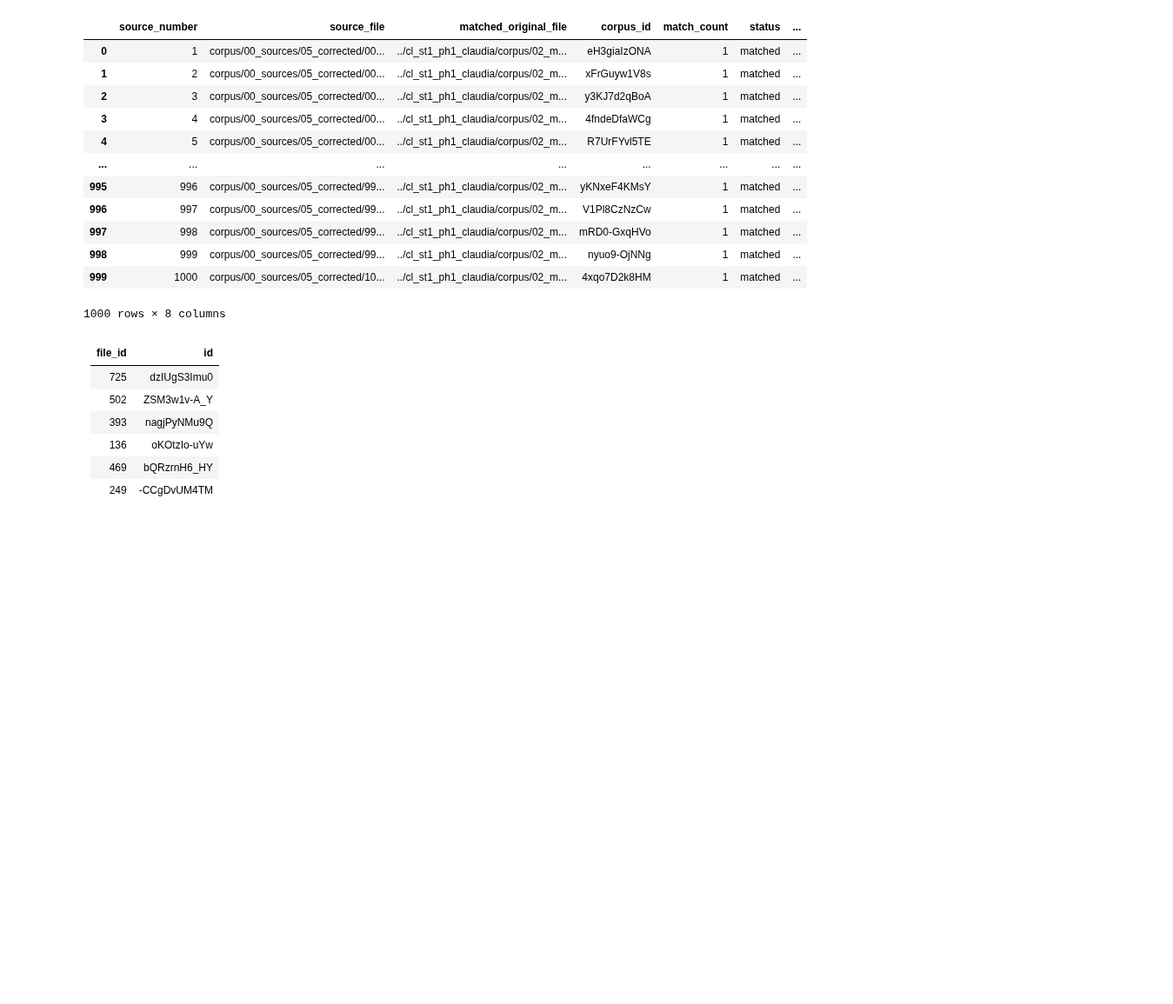
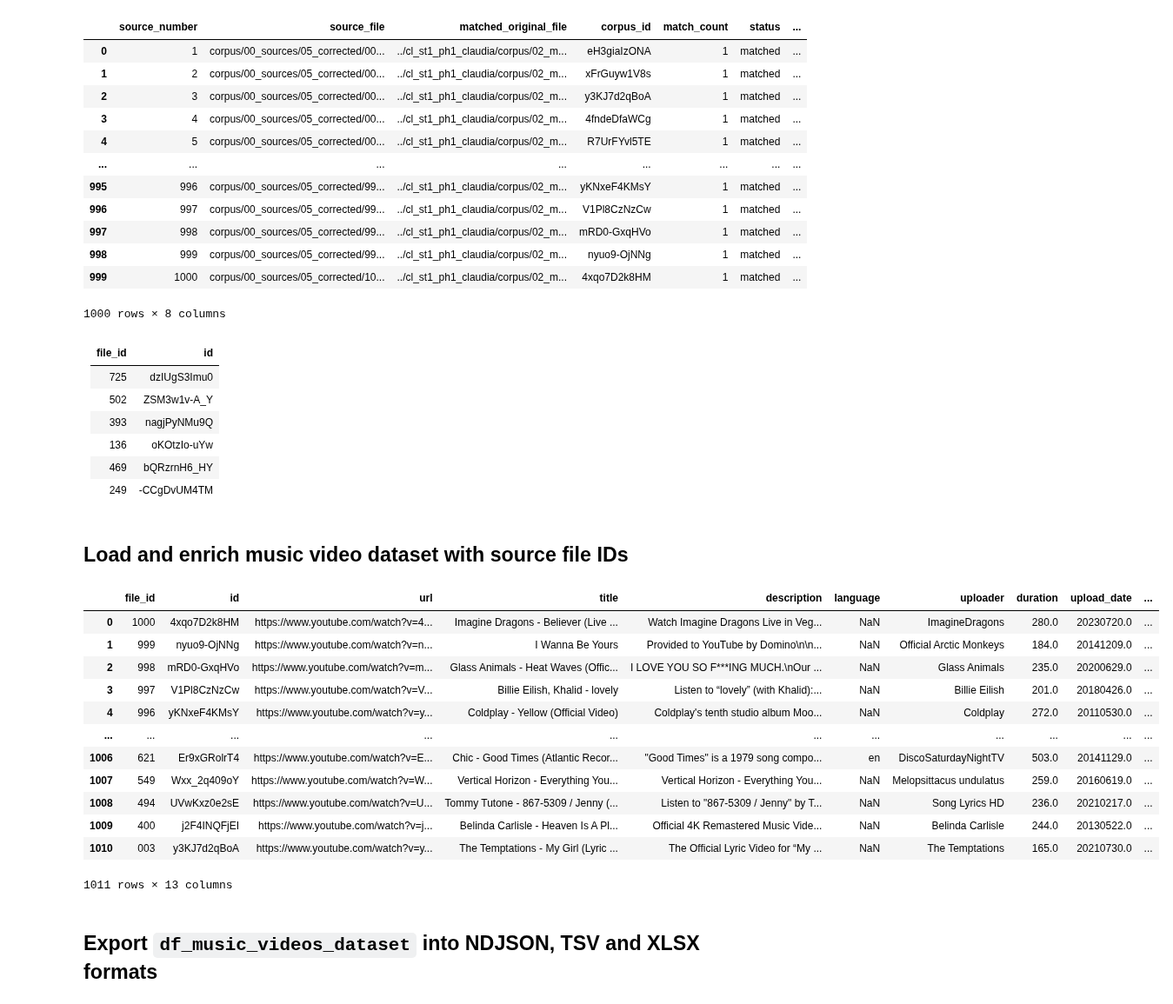
Before and after one commit to laelgelc/cl_st1_claudia, a Jupyter notebook: cl_st1_ph2_claudia/cl_st1_ph2_claudia.ipynb, the cells around one changed output. Shown at 87% size. Drawn from its saved outputs; the diff is of its cells as text; code cells hidden in the pictures; blank space fills up the shorter version.

```diff
--- a/cl_st1_ph2_claudia/cl_st1_ph2_claudia.ipynb
+++ b/cl_st1_ph2_claudia/cl_st1_ph2_claudia.ipynb
@@ -339,3 +339,54 @@ Mapping written to: corpus/00_sources/00_sources_mapping_corrected.tsv
 |     136 | oKOtzIo-uYw |
 |     469 | bQRzrnH6_HY |
 |     249 | -CCgDvUM4TM |
+# %% [markdown]
+## Load and enrich music video dataset with source file IDs
+# %%
+from pathlib import Path
+
+import pandas as pd
+
+df_music_videos_dataset = pd.read_json(
+    "../cl_st1_ph1_claudia/corpus/00_sources/music_videos_dataset.ndjson",
+    lines=True,
+)
+
+df_sources_mapping_corrected = pd.read_csv(
+    "corpus/00_sources/00_sources_mapping_corrected.tsv",
+    sep="\t",
+)
+
+df_file_ids = (
+    df_sources_mapping_corrected[["corpus_id", "source_file"]]
+    .assign(file_id=lambda df: df["source_file"].map(lambda path: Path(path).stem))
+    .rename(columns={"corpus_id": "id"})
+    [["id", "file_id"]]
+)
+
+df_music_videos_dataset = df_file_ids.merge(
+    df_music_videos_dataset,
+    on="id",
+    how="right",
+)
+
+df_music_videos_dataset = df_music_videos_dataset[
+    ["file_id", *[column for column in df_music_videos_dataset.columns if column != "file_id"]]
+]
+
+df_music_videos_dataset
+# %% [output]
+|  | file_id | id | url | title | description | language | uploader | duration | upload_date | ... |
+| 0 | 1000 | 4xqo7D2k8HM | https://www.youtube.com/watch?v=4... | Imagine Dragons - Believer (Live ... | Watch Imagine Dragons Live in Veg... | NaN | ImagineDragons | 280.0 | 20230720.0 | ... |
+| 1 | 999 | nyuo9-OjNNg | https://www.youtube.com/watch?v=n... | I Wanna Be Yours | Provided to YouTube by Domino\n\n... | NaN | Official Arctic Monkeys | 184.0 | 20141209.0 | ... |
+| 2 | 998 | mRD0-GxqHVo | https://www.youtube.com/watch?v=m... | Glass Animals - Heat Waves (Offic... | I LOVE YOU SO F***ING MUCH.\nOur ... | NaN | Glass Animals | 235.0 | 20200629.0 | ... |
+| 3 | 997 | V1Pl8CzNzCw | https://www.youtube.com/watch?v=V... | Billie Eilish, Khalid - lovely | Listen to “lovely” (with Khalid):... | NaN | Billie Eilish | 201.0 | 20180426.0 | ... |
+| 4 | 996 | yKNxeF4KMsY | https://www.youtube.com/watch?v=y... | Coldplay - Yellow (Official Video) | Coldplay's tenth studio album Moo... | NaN | Coldplay | 272.0 | 20110530.0 | ... |
+| ... | ... | ... | ... | ... | ... | ... | ... | ... | ... | ... |
+| 1006 | 621 | Er9xGRolrT4 | https://www.youtube.com/watch?v=E... | Chic - Good Times (Atlantic Recor... | "Good Times" is a 1979 song compo... | en | DiscoSaturdayNightTV | 503.0 | 20141129.0 | ... |
+| 1007 | 549 | Wxx_2q409oY | https://www.youtube.com/watch?v=W... | Vertical Horizon - Everything You... | Vertical Horizon - Everything You... | NaN | Melopsittacus undulatus | 259.0 | 20160619.0 | ... |
+| 1008 | 494 | UVwKxz0e2sE | https://www.youtube.com/watch?v=U... | Tommy Tutone - 867-5309 / Jenny (... | Listen to "867-5309 / Jenny" by T... | NaN | Song Lyrics HD | 236.0 | 20210217.0 | ... |
+| 1009 | 400 | j2F4INQFjEI | https://www.youtube.com/watch?v=j... | Belinda Carlisle - Heaven Is A Pl... | Official 4K Remastered Music Vide... | NaN | Belinda Carlisle | 244.0 | 20130522.0 | ... |
+| 1010 | 003 | y3KJ7d2qBoA | https://www.youtube.com/watch?v=y... | The Temptations - My Girl (Lyric ... | The Official Lyric Video for “My ... | NaN | The Temptations | 165.0 | 20210730.0 | ... |
+1011 rows × 13 columns
+# %% [markdown]
+## Export `df_music_videos_dataset` into NDJSON, TSV and XLSX formats
```
Also changed, not shown: parts of 1 cell of this notebook, 3 other files.
